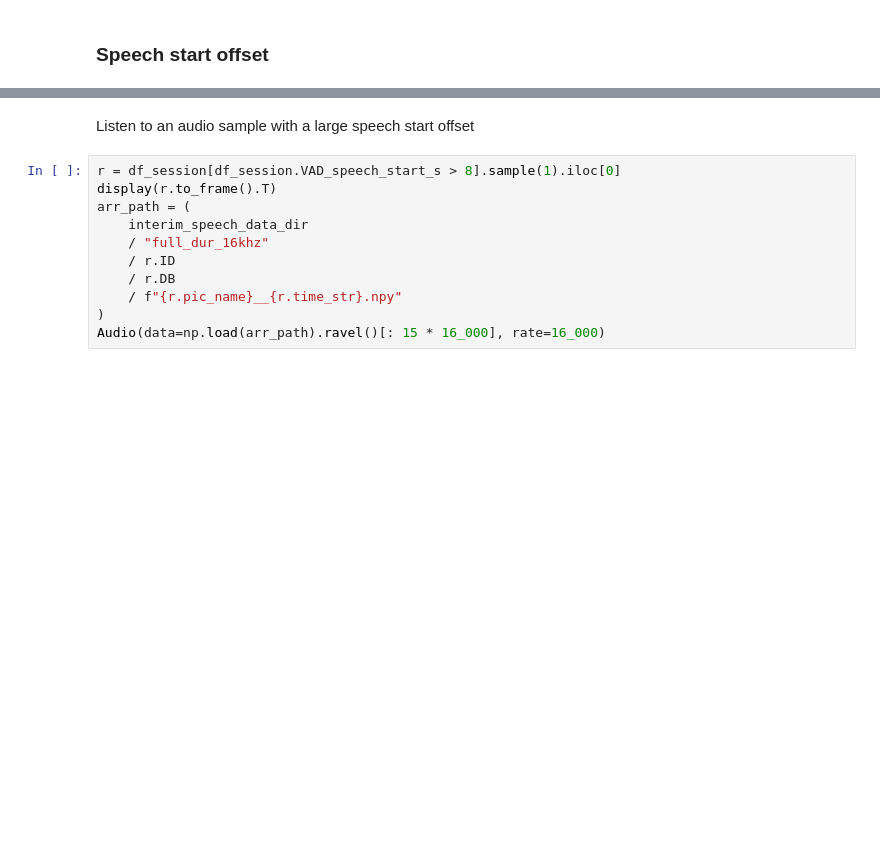
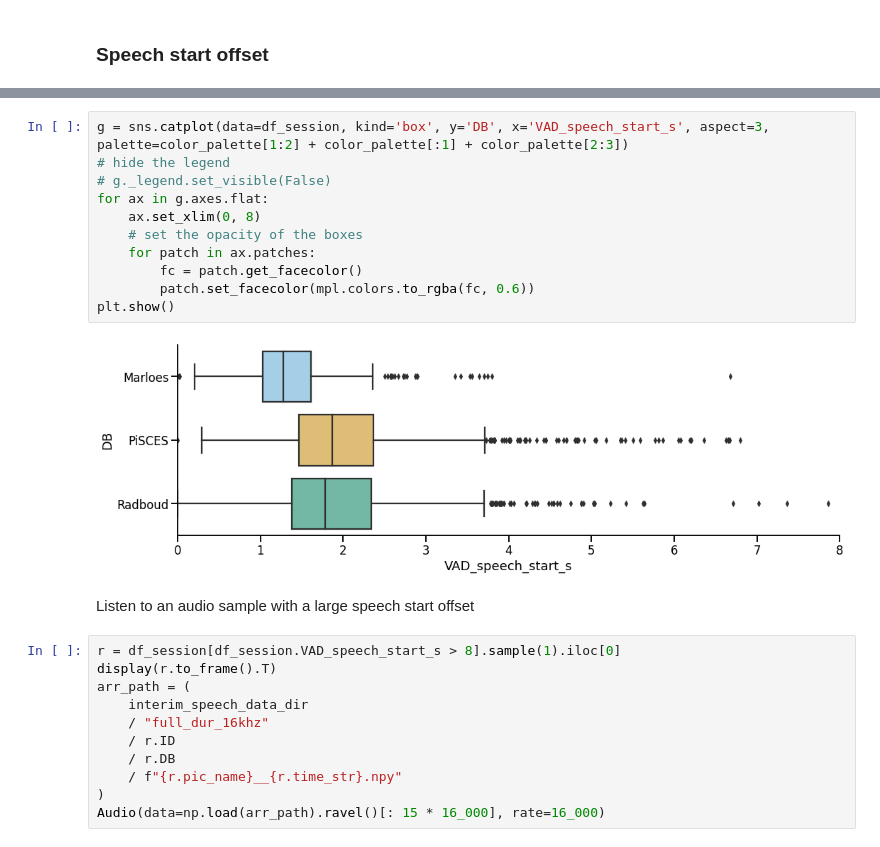
Before and after one commit to predict-idlab/gssp_analysis, a Jupyter notebook: notebooks/0.4_Process_audio_Parse_VAD_slice.ipynb, the cells around one changed output, grey strips where cells are left out. Saved outputs shown, nothing was run; the diff lists cells and outputs as text; blank space fills up the shorter version.

```diff
--- a/notebooks/0.4_Process_audio_Parse_VAD_slice.ipynb
+++ b/notebooks/0.4_Process_audio_Parse_VAD_slice.ipynb
@@ -279,3 +320,16 @@ plt.show()
+# %%
+g = sns.catplot(data=df_session, kind='box', y='DB', x='VAD_speech_start_s', aspect=3, palette=color_palette[1:2] + color_palette[:1] + color_palette[2:3])
+# hide the legend
+# g._legend.set_visible(False)
+for ax in g.axes.flat:
+    ax.set_xlim(0, 8)
+    # set the opacity of the boxes
+    for patch in ax.patches:
+        fc = patch.get_facecolor()
+        patch.set_facecolor(mpl.colors.to_rgba(fc, 0.6))
+plt.show()
+# %% [output]
+[figure, added]
 # %% [markdown]
 Listen to an audio sample with a large speech start offset
 # %%
```
Also changed, not shown: parts of 12 cells of this notebook.
